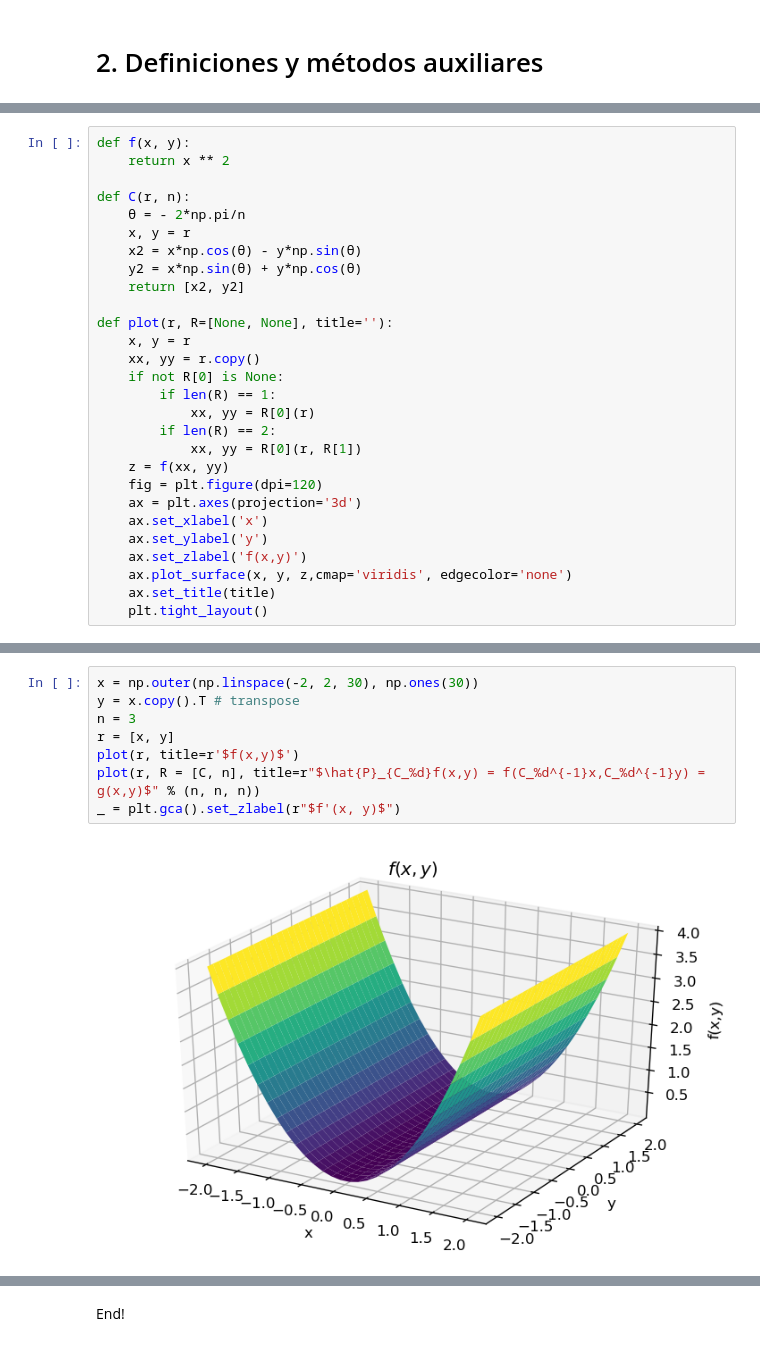
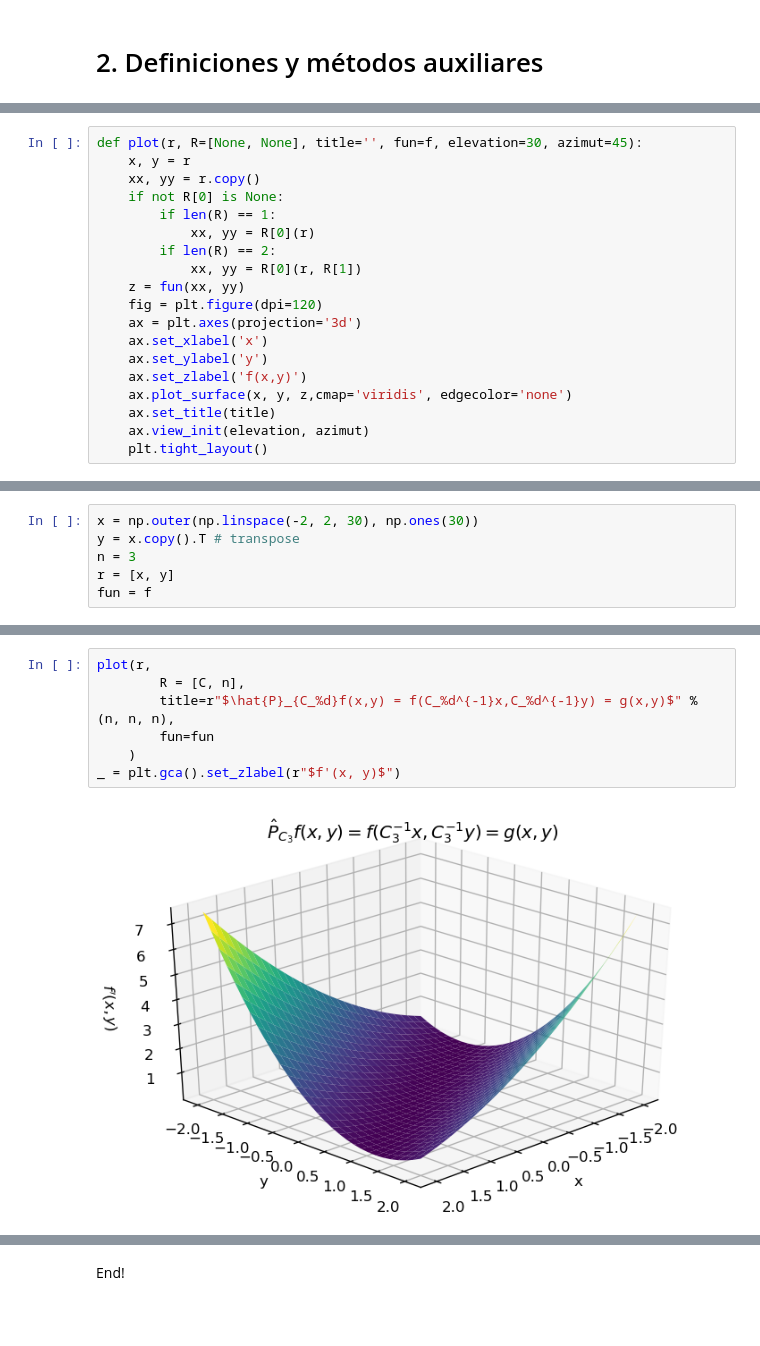
Before and after one commit to davidalejandromiranda/fisicoquimica, a Jupyter notebook: quantum/Operador_Cn_Sobre_Funcion.ipynb, the cells around one changed output, grey strips where cells are left out. Saved outputs shown, nothing was run; the diff lists cells and outputs as text; blank space fills up the shorter version.

```diff
--- a/quantum/Operador_Cn_Sobre_Funcion.ipynb
+++ b/quantum/Operador_Cn_Sobre_Funcion.ipynb
@@ -30,15 +46,5 @@ import matplotlib.pyplot as plt
 # %%
-def f(x, y):
-    return x ** 2
-
-def C(r, n):
-    θ = - 2*np.pi/n
-    x, y = r
-    x2 = x*np.cos(θ) - y*np.sin(θ)
-    y2 = x*np.sin(θ) + y*np.cos(θ)
-    return [x2, y2]
-
-def plot(r, R=[None, None], title=''):
+def plot(r, R=[None, None], title='', fun=f, elevation=30, azimut=45):
     x, y = r
     xx, yy = r.copy()
     if not R[0] is None:
@@ -46,7 +52,7 @@ def plot(r, R=[None, None], title=''):
             xx, yy = R[0](r)
         if len(R) == 2:
             xx, yy = R[0](r, R[1])
-    z = f(xx, yy)
+    z = fun(xx, yy)
     fig = plt.figure(dpi=120)
     ax = plt.axes(projection='3d')
     ax.set_xlabel('x')
@@ -54,6 +60,7 @@ def plot(r, R=[None, None], title=''):
     ax.set_zlabel('f(x,y)')
     ax.plot_surface(x, y, z,cmap='viridis', edgecolor='none')
     ax.set_title(title)
+    ax.view_init(elevation, azimut)
     plt.tight_layout()
 # %% [markdown]
 # 3. Ejemplo de rotación
@@ -59,0 +69,6 @@ def plot(r, R=[None, None], title=''):
+# %%
+x = np.outer(np.linspace(-2, 2, 30), np.ones(30))
+y = x.copy().T # transpose
+n = 3
+r = [x, y]
+fun = f
@@ -60,10 +79,9 @@ def plot(r, R=[None, None], title=''):
 # %%
-x = np.outer(np.linspace(-2, 2, 30), np.ones(30))
-y = x.copy().T # transpose
-n = 3
-r = [x, y]
-plot(r, title=r'$f(x,y)$')
-plot(r, R = [C, n], title=r"$\hat{P}_{C_%d}f(x,y) = f(C_%d^{-1}x,C_%d^{-1}y) = g(x,y)$" % (n, n, n))
+plot(r,
+        R = [C, n],
+        title=r"$\hat{P}_{C_%d}f(x,y) = f(C_%d^{-1}x,C_%d^{-1}y) = g(x,y)$" % (n, n, n),
+        fun=fun
+    )
 _ = plt.gca().set_zlabel(r"$f'(x, y)$")
 # %% [output]
-[figure, old version]
+[figure, new version]
```
Also changed, not shown: parts of 11 cells of this notebook.
